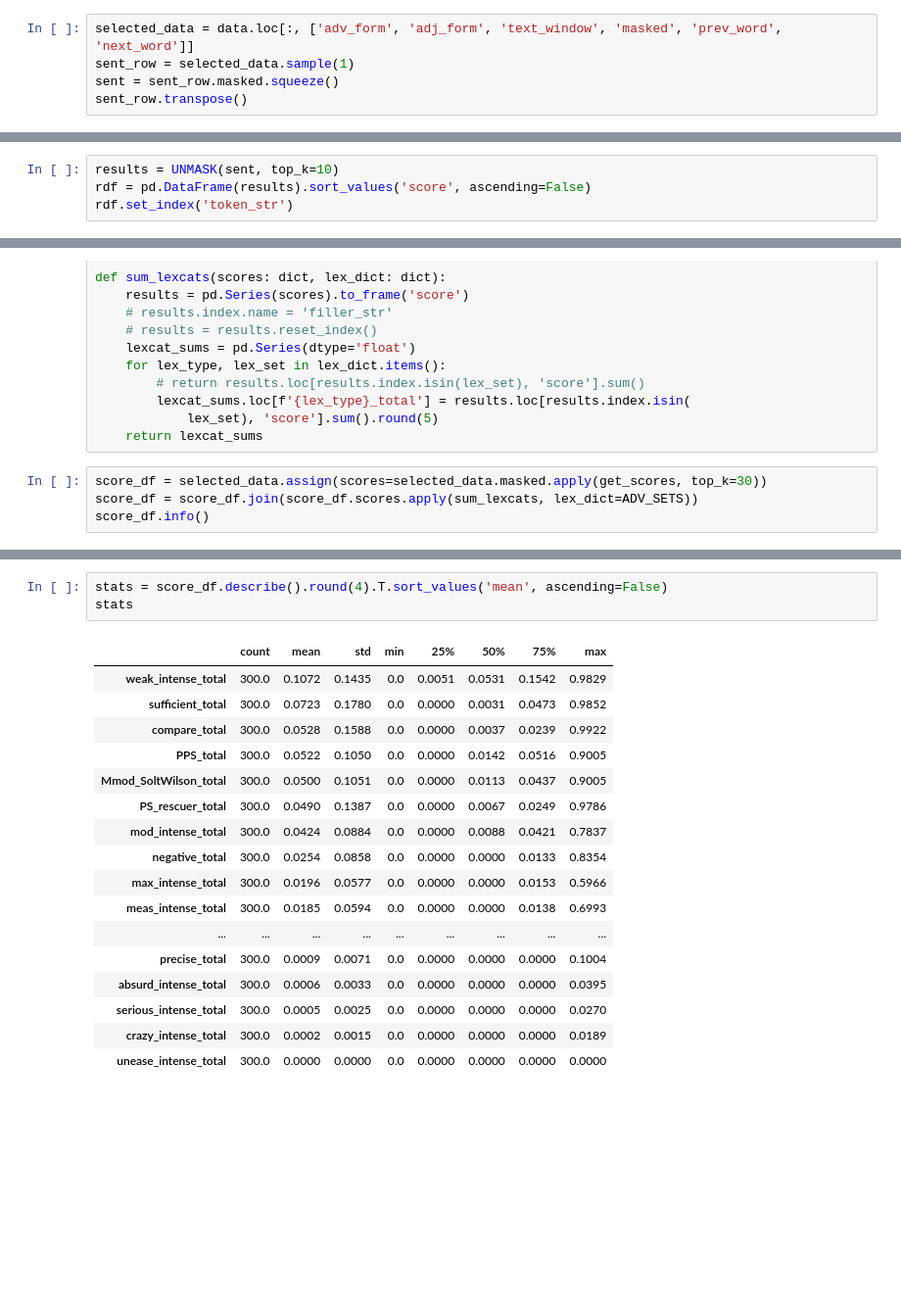
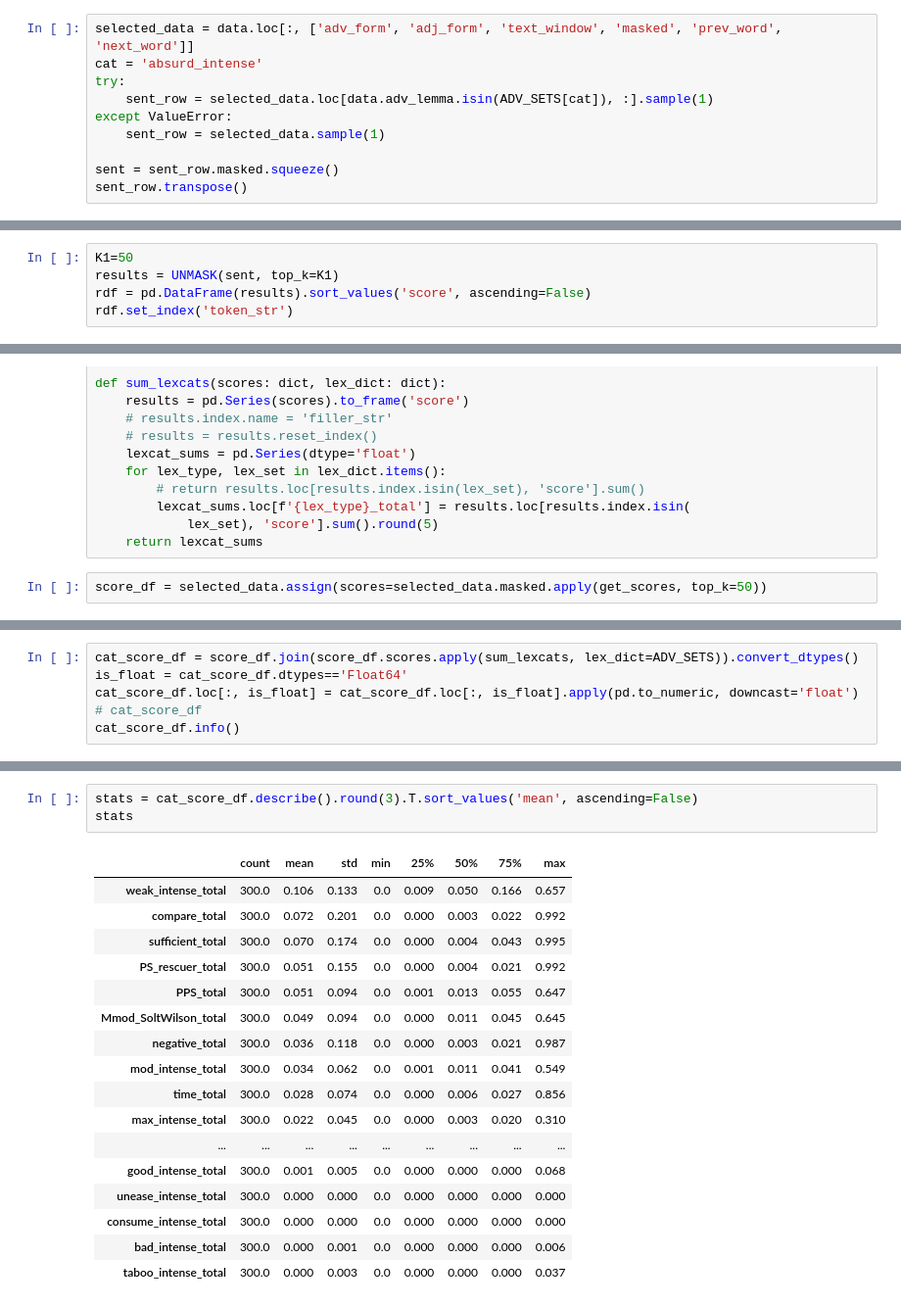
Before and after one commit to AndreaTheLinguist/sanpi, a Jupyter notebook: notebooks/bert_fill-mask.ipynb, the cells around one changed output, grey strips where cells are left out. Shown at 98% size. Cells and saved outputs as stored; diff of their text form; blank space fills up the shorter version.

```diff
--- a/notebooks/bert_fill-mask.ipynb
+++ b/notebooks/bert_fill-mask.ipynb
@@ -186,7 +222,12 @@ data.sample(9).rename(columns={'adv_form':'original token'}).set_index('original
  Select sample sentence and run pipeline
 # %%
 selected_data = data.loc[:, ['adv_form', 'adj_form', 'text_window', 'masked', 'prev_word', 'next_word']]
-sent_row = selected_data.sample(1)
+cat = 'absurd_intense'
+try:
+    sent_row = selected_data.loc[data.adv_lemma.isin(ADV_SETS[cat]), :].sample(1)
+except ValueError:
+    sent_row = selected_data.sample(1)
+
 sent = sent_row.masked.squeeze()
 sent_row.transpose()
 # %% [output]
@@ -200,7 +241,8 @@ sent_row.transpose()
 # %% [markdown]
  get top 10 predictions for masked position
 # %%
-results = UNMASK(sent, top_k=10)
+K1=50
+results = UNMASK(sent, top_k=K1)
 rdf = pd.DataFrame(results).sort_values('score', ascending=False)
 rdf.set_index('token_str')
 # %% [output]
@@ -310,6 +378,4 @@ def sum_lexcats(scores: dict, lex_dict: dict):
             lex_set), 'score'].sum().round(5)
     return lexcat_sums
 # %%
-score_df = selected_data.assign(scores=selected_data.masked.apply(get_scores, top_k=30))
-score_df = score_df.join(score_df.scores.apply(sum_lexcats, lex_dict=ADV_SETS))
-score_df.info()
+score_df = selected_data.assign(scores=selected_data.masked.apply(get_scores, top_k=50))
@@ -333,0 +382,6 @@ memory usage: 92.5+ KB
+# %%
+cat_score_df = score_df.join(score_df.scores.apply(sum_lexcats, lex_dict=ADV_SETS)).convert_dtypes()
+is_float = cat_score_df.dtypes=='Float64'
+cat_score_df.loc[:, is_float] = cat_score_df.loc[:, is_float].apply(pd.to_numeric, downcast='float')
+# cat_score_df
+cat_score_df.info()
@@ -334,24 +406,24 @@ memory usage: 92.5+ KB
 # %%
-stats = score_df.describe().round(4).T.sort_values('mean', ascending=False)
+stats = cat_score_df.describe().round(3).T.sort_values('mean', ascending=False)
 stats
 # %% [output]
 |  | count | mean | std | min | 25% | 50% | 75% | max |
-| weak_intense_total | 300.0 | 0.1072 | 0.1435 | 0.0 | 0.0051 | 0.0531 | 0.1542 | 0.9829 |
-| sufficient_total | 300.0 | 0.0723 | 0.1780 | 0.0 | 0.0000 | 0.0031 | 0.0473 | 0.9852 |
-| compare_total | 300.0 | 0.0528 | 0.1588 | 0.0 | 0.0000 | 0.0037 | 0.0239 | 0.9922 |
-| PPS_total | 300.0 | 0.0522 | 0.1050 | 0.0 | 0.0000 | 0.0142 | 0.0516 | 0.9005 |
-| Mmod_SoltWilson_total | 300.0 | 0.0500 | 0.1051 | 0.0 | 0.0000 | 0.0113 | 0.0437 | 0.9005 |
-| PS_rescuer_total | 300.0 | 0.0490 | 0.1387 | 0.0 | 0.0000 | 0.0067 | 0.0249 | 0.9786 |
-| mod_intense_total | 300.0 | 0.0424 | 0.0884 | 0.0 | 0.0000 | 0.0088 | 0.0421 | 0.7837 |
-| negative_total | 300.0 | 0.0254 | 0.0858 | 0.0 | 0.0000 | 0.0000 | 0.0133 | 0.8354 |
-| max_intense_total | 300.0 | 0.0196 | 0.0577 | 0.0 | 0.0000 | 0.0000 | 0.0153 | 0.5966 |
-| meas_intense_total | 300.0 | 0.0185 | 0.0594 | 0.0 | 0.0000 | 0.0000 | 0.0138 | 0.6993 |
+| weak_intense_total | 300.0 | 0.106 | 0.133 | 0.0 | 0.009 | 0.050 | 0.166 | 0.657 |
+| compare_total | 300.0 | 0.072 | 0.201 | 0.0 | 0.000 | 0.003 | 0.022 | 0.992 |
+| sufficient_total | 300.0 | 0.070 | 0.174 | 0.0 | 0.000 | 0.004 | 0.043 | 0.995 |
+| PS_rescuer_total | 300.0 | 0.051 | 0.155 | 0.0 | 0.000 | 0.004 | 0.021 | 0.992 |
+| PPS_total | 300.0 | 0.051 | 0.094 | 0.0 | 0.001 | 0.013 | 0.055 | 0.647 |
+| Mmod_SoltWilson_total | 300.0 | 0.049 | 0.094 | 0.0 | 0.000 | 0.011 | 0.045 | 0.645 |
+| negative_total | 300.0 | 0.036 | 0.118 | 0.0 | 0.000 | 0.003 | 0.021 | 0.987 |
+| mod_intense_total | 300.0 | 0.034 | 0.062 | 0.0 | 0.001 | 0.011 | 0.041 | 0.549 |
+| time_total | 300.0 | 0.028 | 0.074 | 0.0 | 0.000 | 0.006 | 0.027 | 0.856 |
+| max_intense_total | 300.0 | 0.022 | 0.045 | 0.0 | 0.000 | 0.003 | 0.020 | 0.310 |
 | ... | ... | ... | ... | ... | ... | ... | ... | ... |
-| precise_total | 300.0 | 0.0009 | 0.0071 | 0.0 | 0.0000 | 0.0000 | 0.0000 | 0.1004 |
-| absurd_intense_total | 300.0 | 0.0006 | 0.0033 | 0.0 | 0.0000 | 0.0000 | 0.0000 | 0.0395 |
-| serious_intense_total | 300.0 | 0.0005 | 0.0025 | 0.0 | 0.0000 | 0.0000 | 0.0000 | 0.0270 |
-| crazy_intense_total | 300.0 | 0.0002 | 0.0015 | 0.0 | 0.0000 | 0.0000 | 0.0000 | 0.0189 |
-| unease_intense_total | 300.0 | 0.0000 | 0.0000 | 0.0 | 0.0000 | 0.0000 | 0.0000 | 0.0000 |
+| good_intense_total | 300.0 | 0.001 | 0.005 | 0.0 | 0.000 | 0.000 | 0.000 | 0.068 |
+| unease_intense_total | 300.0 | 0.000 | 0.000 | 0.0 | 0.000 | 0.000 | 0.000 | 0.000 |
+| consume_intense_total | 300.0 | 0.000 | 0.000 | 0.0 | 0.000 | 0.000 | 0.000 | 0.000 |
+| bad_intense_total | 300.0 | 0.000 | 0.001 | 0.0 | 0.000 | 0.000 | 0.000 | 0.006 |
+| taboo_intense_total | 300.0 | 0.000 | 0.003 | 0.0 | 0.000 | 0.000 | 0.000 | 0.037 |
 # %%
 adv_sets = pd.Series(dtype='string')
 for adv_cat in stats.index:
```
Also changed, not shown: parts of 24 cells of this notebook, 3 other files.
